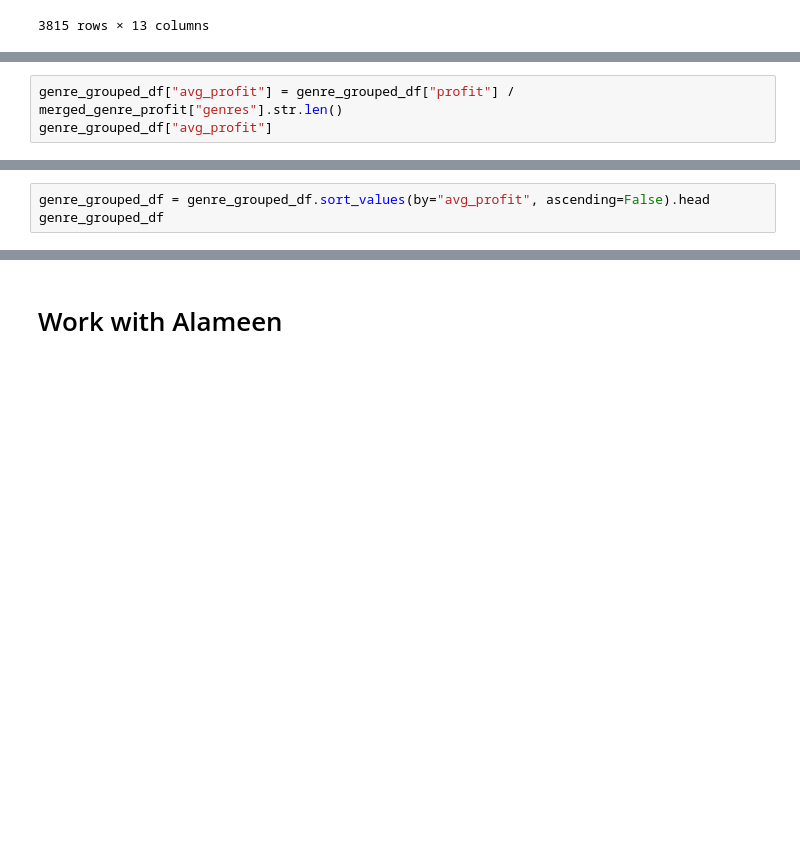
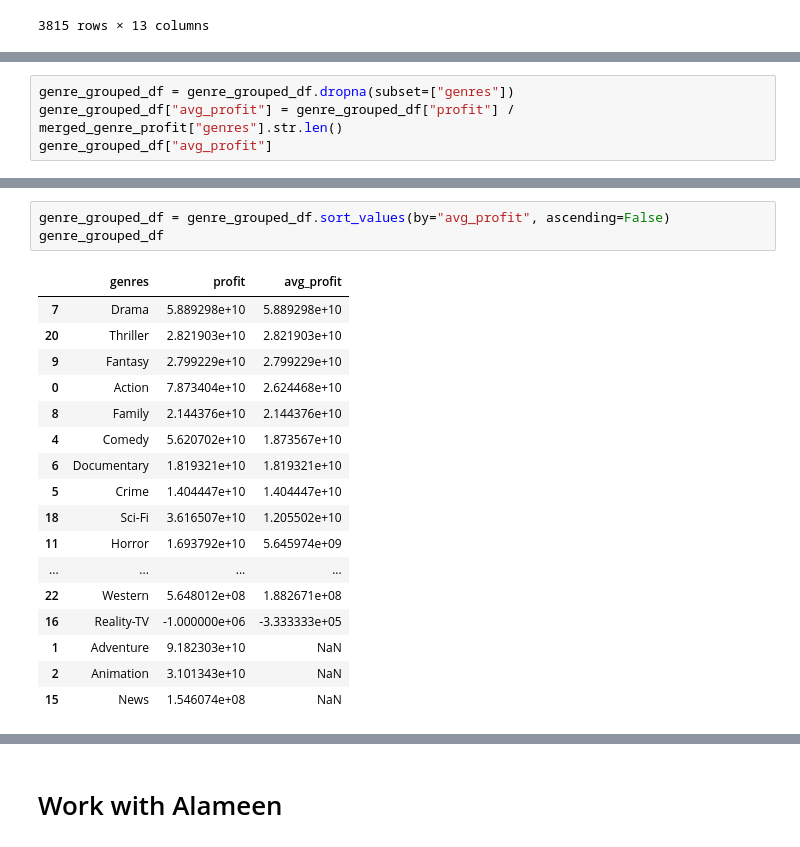
Before and after one commit to Sstrouderr/Capstone-repo, a Jupyter notebook: Notebooks/Carolyn/Book2.ipynb, the cells around one changed output, grey strips where cells are left out. Drawn from its saved outputs; the diff is of its cells as text; blank space fills up the shorter version.

```diff
--- a/Notebooks/Carolyn/Book2.ipynb
+++ b/Notebooks/Carolyn/Book2.ipynb
@@ -309,3 +351,4 @@ genre_grouped_df
 # %%
+genre_grouped_df = genre_grouped_df.dropna(subset=["genres"])
 genre_grouped_df["avg_profit"] = genre_grouped_df["profit"] / merged_genre_profit["genres"].str.len()
 genre_grouped_df["avg_profit"]
@@ -312,6 +373,24 @@ genre_grouped_df["avg_profit"]
 # %%
-genre_grouped_df = genre_grouped_df.sort_values(by="avg_profit", ascending=False).head
+genre_grouped_df = genre_grouped_df.sort_values(by="avg_profit", ascending=False)
 genre_grouped_df
+# %% [output]
+|  | genres | profit | avg_profit |
+| 7 | Drama | 5.889298e+10 | 5.889298e+10 |
+| 20 | Thriller | 2.821903e+10 | 2.821903e+10 |
+| 9 | Fantasy | 2.799229e+10 | 2.799229e+10 |
+| 0 | Action | 7.873404e+10 | 2.624468e+10 |
+| 8 | Family | 2.144376e+10 | 2.144376e+10 |
+| 4 | Comedy | 5.620702e+10 | 1.873567e+10 |
+| 6 | Documentary | 1.819321e+10 | 1.819321e+10 |
+| 5 | Crime | 1.404447e+10 | 1.404447e+10 |
+| 18 | Sci-Fi | 3.616507e+10 | 1.205502e+10 |
+| 11 | Horror | 1.693792e+10 | 5.645974e+09 |
+| ... | ... | ... | ... |
+| 22 | Western | 5.648012e+08 | 1.882671e+08 |
+| 16 | Reality-TV | -1.000000e+06 | -3.333333e+05 |
+| 1 | Adventure | 9.182303e+10 | NaN |
+| 2 | Animation | 3.101343e+10 | NaN |
+| 15 | News | 1.546074e+08 | NaN |
 # %%
 plt.figure(figsize=(25,10))
 sns.barplot(x='genres', y='profit', data=genre_grouped_df)
```
Also changed, not shown: parts of 34 cells of this notebook.
